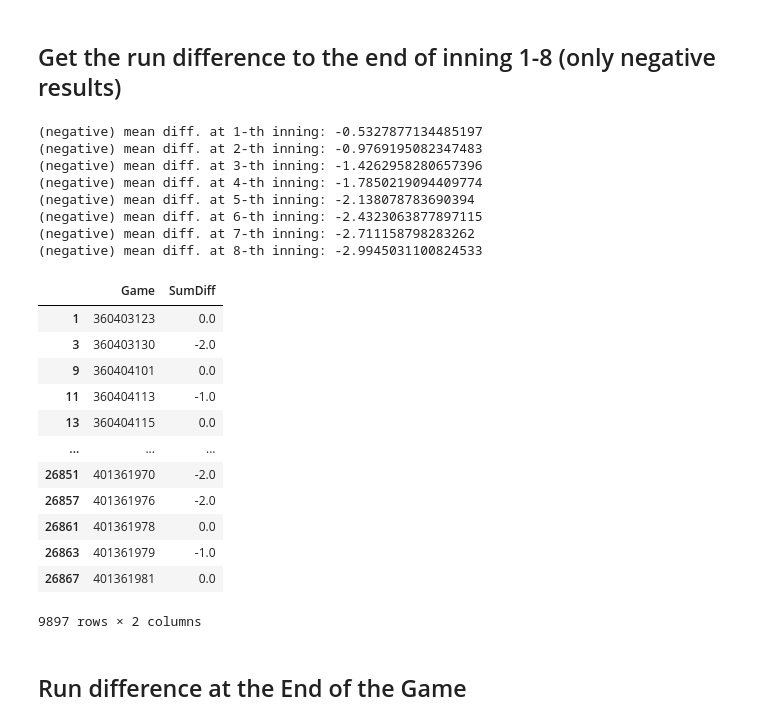
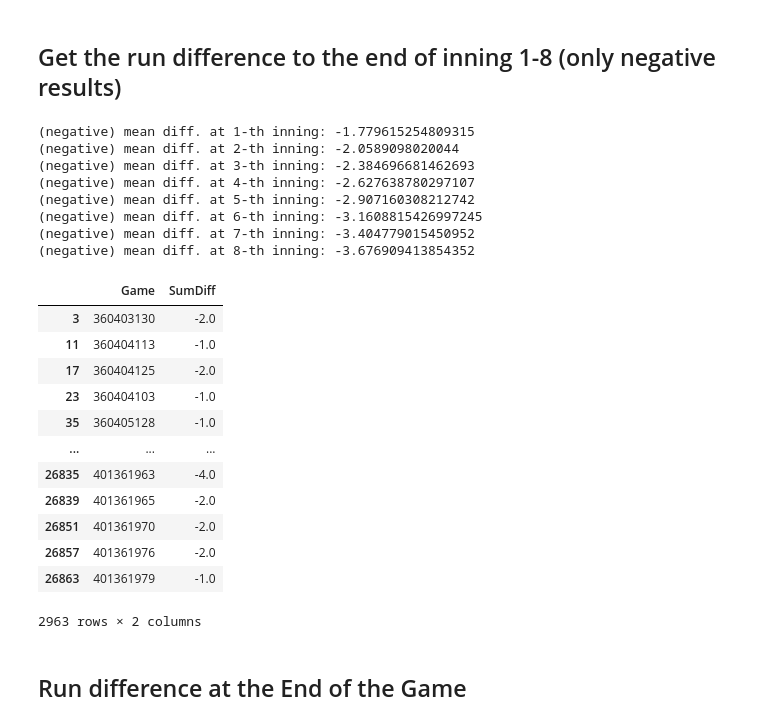
Before and after one commit to lbwei1016/Statistics-2024, a Jupyter notebook: descriptive_analysis.ipynb, the cells around one changed output. Saved outputs shown, nothing was run; the diff lists cells and outputs as text; code cells hidden in the pictures.

```diff
--- a/descriptive_analysis.ipynb
+++ b/descriptive_analysis.ipynb
@@ -53,7 +53,7 @@ def Sum_to_n_inning(To_which_inning: int):
     sns.histplot(diff_data['SumDiff'], bins=20, kde=True)
 
 
-def neg_sum_to_n_inning(To_which_inning: int) -> pd.Series:
+def neg_sum_to_n_inning(To_which_inning: int, equal: bool=True) -> pd.Series:
     """
     Calculate the (cumulative) run differences at the specified inning, and only return
     those with negative run differences.
@@ -81,7 +81,10 @@ def neg_sum_to_n_inning(To_which_inning: int) -> pd.Series:
     # only print distinct Game
     diff_data = sum_data[['Game', 'SumDiff']]
     diff_data = diff_data.dropna()
-    neg_diff_data = diff_data[diff_data['SumDiff'] <= 0]
+    if equal:
+        neg_diff_data = diff_data[diff_data['SumDiff'] <= 0]
+    else:
+        neg_diff_data = diff_data[diff_data['SumDiff'] < 0]
 
     return neg_diff_data
 # %% [markdown]
@@ -90,14 +93,14 @@ def neg_sum_to_n_inning(To_which_inning: int) -> pd.Series:
 """
 This block in commented for overall efficiency.
 """
-# # Create subplots
-# fig, axs = plt.subplots(2, 4, figsize=(16, 8))  # 2 rows, 4 columns
+# Create subplots
+fig, axs = plt.subplots(2, 4, figsize=(16, 8))  # 2 rows, 4 columns
 
-# neg_diff_data_list = []
-# for i, ax in enumerate(axs.flat, start=1):
-#     plt.subplot(2, 4, i)  # Set current subplot
-#     diff_data = Sum_to_n_inning(i)
+neg_diff_data_list = []
+for i, ax in enumerate(axs.flat, start=1):
+    plt.subplot(2, 4, i)  # Set current subplot
+    diff_data = Sum_to_n_inning(i)
 
-# plt.tight_layout()  # Adjust layout to prevent overlap
-# plt.show()
+plt.tight_layout()  # Adjust layout to prevent overlap
+plt.show()
 # %% [output]
@@ -107,34 +164,35 @@ This block in commented for overall efficiency.
 # %%
 neg_diff_data_list = []
 for i in range(1, 9):
-    neg_diff_data = neg_sum_to_n_inning(i)
+    # neg_diff_data = neg_sum_to_n_inning(i)
+    neg_diff_data = neg_sum_to_n_inning(i, False)
     neg_diff_mean = neg_diff_data['SumDiff'].mean()
     print(f'(negative) mean diff. at {i}-th inning: {neg_diff_mean}')
     neg_diff_data_list.append(neg_diff_data)
 
 neg_diff_data_list[0]
 # %% [output]
-(negative) mean diff. at 1-th inning: -0.5327877134485197
-(negative) mean diff. at 2-th inning: -0.9769195082347483
-(negative) mean diff. at 3-th inning: -1.4262958280657396
-(negative) mean diff. at 4-th inning: -1.7850219094409774
-(negative) mean diff. at 5-th inning: -2.138078783690394
-(negative) mean diff. at 6-th inning: -2.4323063877897115
-(negative) mean diff. at 7-th inning: -2.711158798283262
-(negative) mean diff. at 8-th inning: -2.9945031100824533
+(negative) mean diff. at 1-th inning: -1.779615254809315
+(negative) mean diff. at 2-th inning: -2.0589098020044
+(negative) mean diff. at 3-th inning: -2.384696681462693
+(negative) mean diff. at 4-th inning: -2.627638780297107
+(negative) mean diff. at 5-th inning: -2.907160308212742
+(negative) mean diff. at 6-th inning: -3.1608815426997245
+(negative) mean diff. at 7-th inning: -3.404779015450952
+(negative) mean diff. at 8-th inning: -3.676909413854352
 |  | Game | SumDiff |
-| 1 | 360403123 | 0.0 |
 | 3 | 360403130 | -2.0 |
-| 9 | 360404101 | 0.0 |
 | 11 | 360404113 | -1.0 |
-| 13 | 360404115 | 0.0 |
+| 17 | 360404125 | -2.0 |
+| 23 | 360404103 | -1.0 |
+| 35 | 360405128 | -1.0 |
 | ... | ... | ... |
+| 26835 | 401361963 | -4.0 |
+| 26839 | 401361965 | -2.0 |
 | 26851 | 401361970 | -2.0 |
 | 26857 | 401361976 | -2.0 |
-| 26861 | 401361978 | 0.0 |
 | 26863 | 401361979 | -1.0 |
-| 26867 | 401361981 | 0.0 |
-9897 rows × 2 columns
+2963 rows × 2 columns
 # %% [markdown]
 ## Run difference at the End of the Game
 # %%
```
Also changed, not shown: parts of 5 cells of this notebook.
